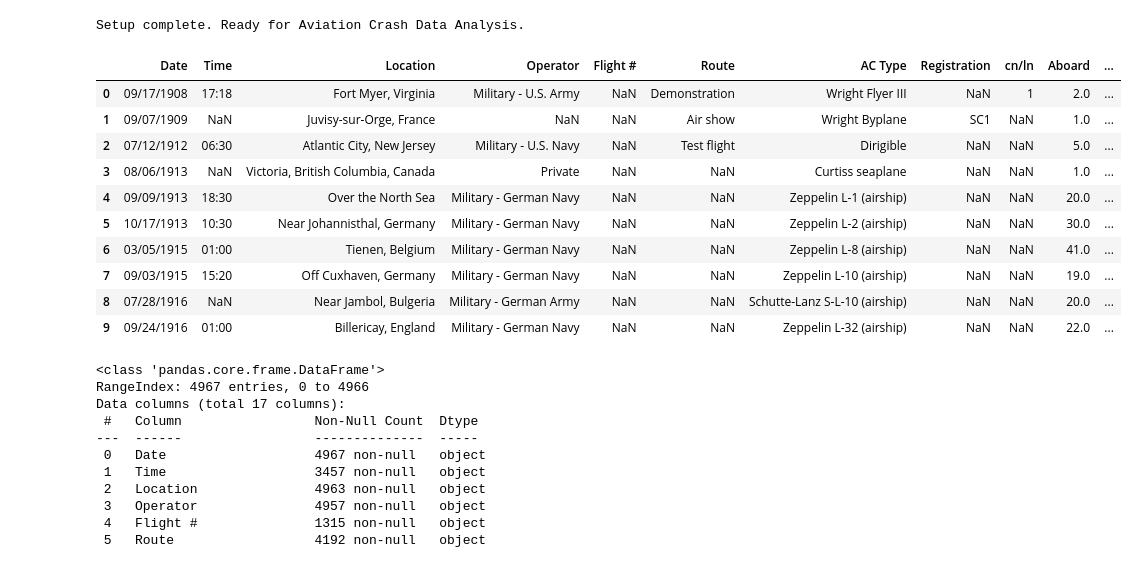
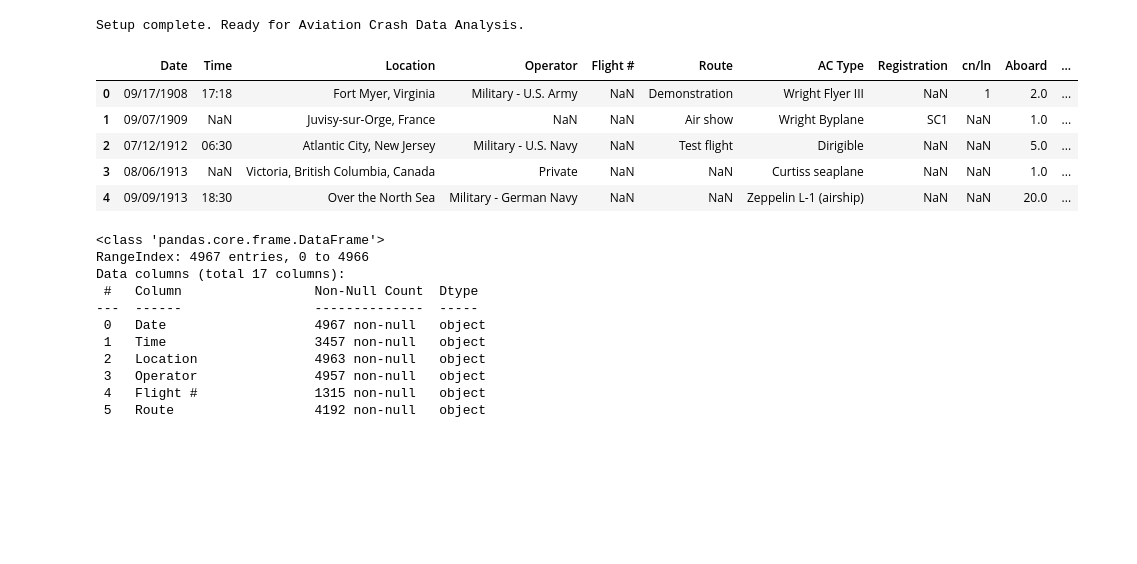
Before and after one commit to sdw93/Airplane-Crash-Analysis, a Jupyter notebook: Aviation_Safety_EDA.ipynb, the cells around one changed output. Saved outputs shown, nothing was run; the diff lists cells and outputs as text; code cells hidden in the pictures; blank space fills up the shorter version.

```diff
--- a/Aviation_Safety_EDA.ipynb
+++ b/Aviation_Safety_EDA.ipynb
@@ -11,19 +11,14 @@ print("Setup complete. Ready for Aviation Crash Data Analysis.")
 Setup complete. Ready for Aviation Crash Data Analysis.
 # %%
 crash_data = pd.read_csv("Airplane_Crashes_and_Fatalities_Since_1908_20190820105639.csv")
-crash_data.head(10)
+crash_data.head(5)
 # %% [output]
 |  | Date | Time | Location | Operator | Flight # | Route | AC Type | Registration | cn/ln | Aboard | ... |
 | 0 | 09/17/1908 | 17:18 | Fort Myer, Virginia | Military - U.S. Army | NaN | Demonstration | Wright Flyer III | NaN | 1 | 2.0 | ... |
 | 1 | 09/07/1909 | NaN | Juvisy-sur-Orge, France | NaN | NaN | Air show | Wright Byplane | SC1 | NaN | 1.0 | ... |
 | 2 | 07/12/1912 | 06:30 | Atlantic City, New Jersey | Military - U.S. Navy | NaN | Test flight | Dirigible | NaN | NaN | 5.0 | ... |
 | 3 | 08/06/1913 | NaN | Victoria, British Columbia, Canada | Private | NaN | NaN | Curtiss seaplane | NaN | NaN | 1.0 | ... |
 | 4 | 09/09/1913 | 18:30 | Over the North Sea | Military - German Navy | NaN | NaN | Zeppelin L-1 (airship) | NaN | NaN | 20.0 | ... |
-| 5 | 10/17/1913 | 10:30 | Near Johannisthal, Germany | Military - German Navy | NaN | NaN | Zeppelin L-2 (airship) | NaN | NaN | 30.0 | ... |
-| 6 | 03/05/1915 | 01:00 | Tienen, Belgium | Military - German Navy | NaN | NaN | Zeppelin L-8 (airship) | NaN | NaN | 41.0 | ... |
-| 7 | 09/03/1915 | 15:20 | Off Cuxhaven, Germany | Military - German Navy | NaN | NaN | Zeppelin L-10 (airship) | NaN | NaN | 19.0 | ... |
-| 8 | 07/28/1916 | NaN | Near Jambol, Bulgeria | Military - German Army | NaN | NaN | Schutte-Lanz S-L-10 (airship) | NaN | NaN | 20.0 | ... |
-| 9 | 09/24/1916 | 01:00 | Billericay, England | Military - German Navy | NaN | NaN | Zeppelin L-32 (airship) | NaN | NaN | 22.0 | ... |
 # %%
 #### Run diagnostics on the data:
 
```
Also changed, not shown: parts of 14 cells of this notebook, 5 other files.
